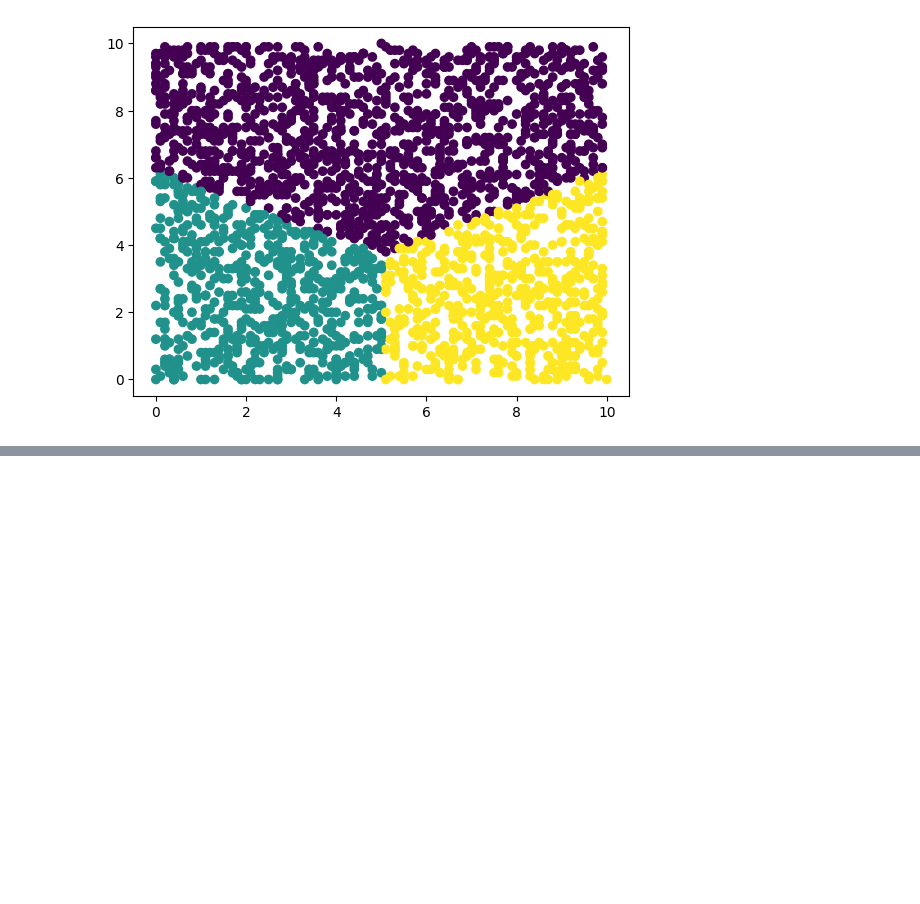
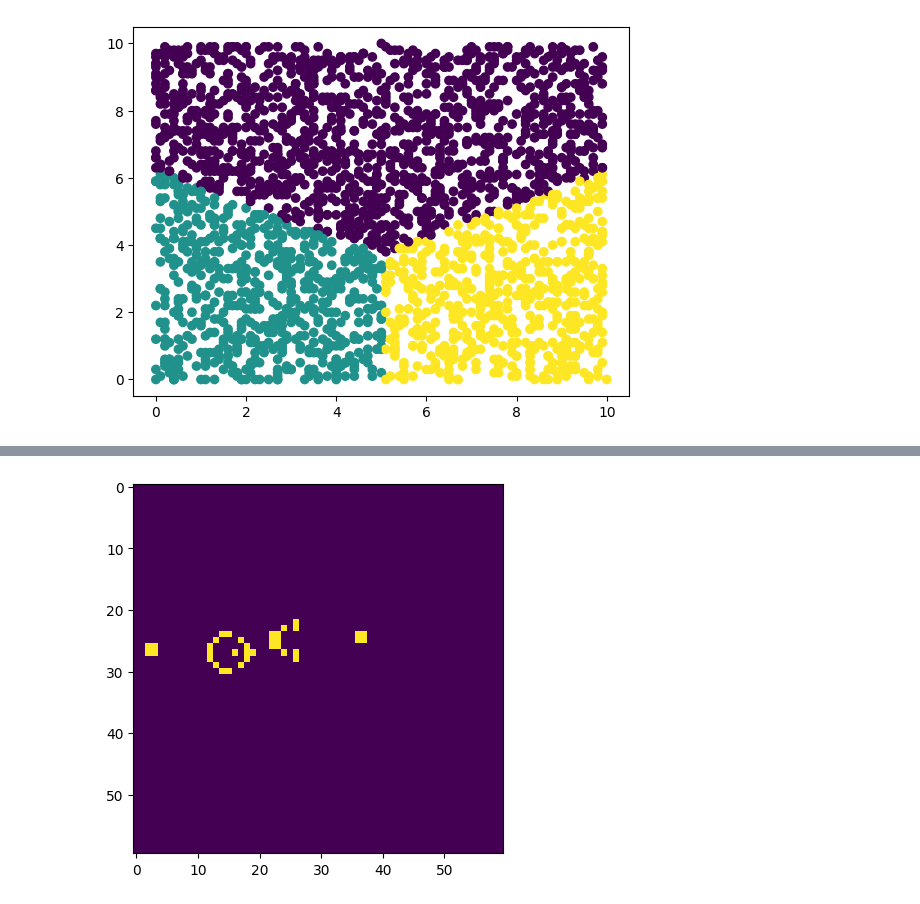
Before and after one commit to ACMUD/PyGroupIA, a Jupyter notebook: Clase 4_Clasificacion.ipynb, the cells around one changed output, grey strips where cells are left out. Drawn from its saved outputs; the diff is of its cells as text; code cells hidden in the pictures; blank space fills up the shorter version.

```diff
--- a/Clase 4_Clasificacion.ipynb
+++ b/Clase 4_Clasificacion.ipynb
@@ -49,3 +51,14 @@ plt.scatter(datos["X1"],datos["X2"],c=datos["Clase"])
+# %%
+#@title Datos
+datos=pd.DataFrame()
+datos["X1"]=[5,0,10]
+datos["X2"]=[10,0,0]
+datos["Clase"]=[1,2,3]
+# %%
+X=[]
+for i in range(50):
+  for j in range(50):
+    X.append((np.random.randint(0,100)/10,np.random.randint(0,100)/10))
 # %%
 datosNuevos=[]
 # %%
@@ -64,0 +127,31 @@ plt.scatter(dat["X1"],dat["X2"],c=dat["Clase"])
+# %%
+t=Tablero(60,60)
+# %%
+x=[1,1,2,2,
+   11,11,11,
+   12,12,
+   13,13,14,14,
+   15,
+   16,16,
+   17,17,17,18,
+   21,21,21,
+   22,22,22,
+   23,23,
+   25,25,25,25,
+   35,35,36,36]
+y=[6,7,7,6,
+   6,7,8,
+   5,9,
+   4,10,4,10,
+   7,
+   5,9,
+   6,7,8,7,
+   4,5,6,
+   4,5,6,
+   3,7,
+   2,3,7,8,
+   4,5,4,5]
+for i,j in zip(x,y):
+  t.dibujar(i+1,j+20)
+# %% [output]
+[figure, added]
```
Also changed, not shown: parts of 6 cells of this notebook.
